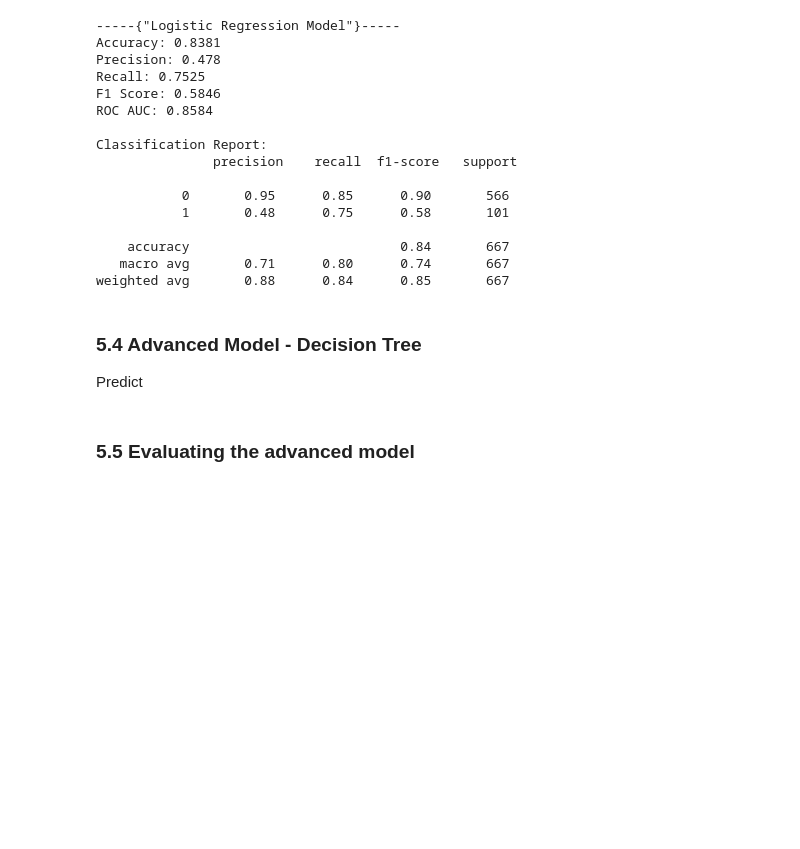
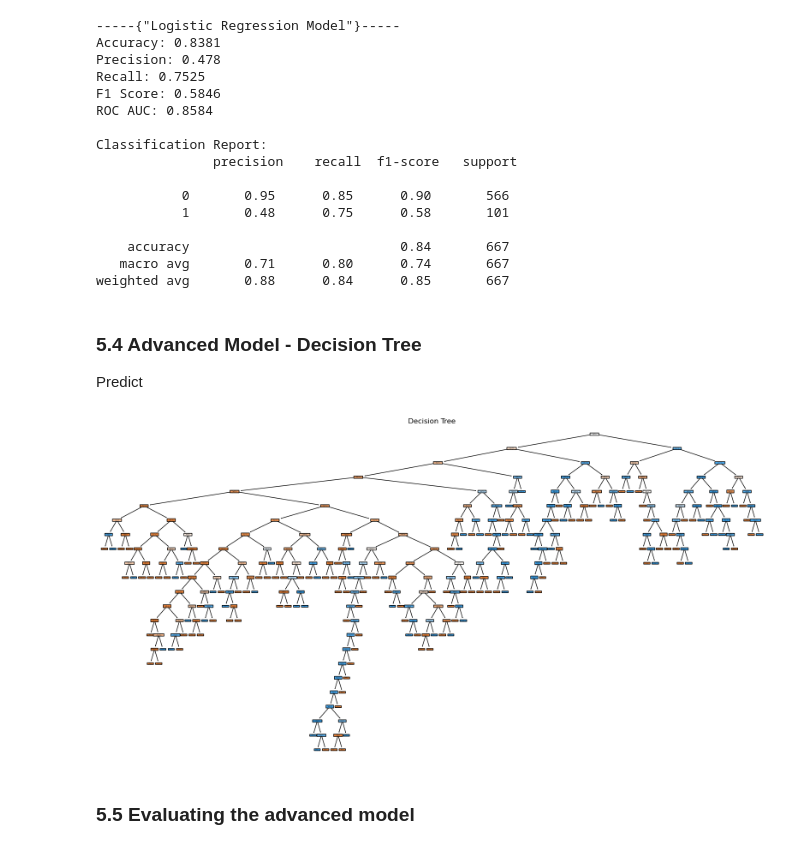
Before and after one commit to rachael-coder/Customer-Churn-Project, a Jupyter notebook: customerchurn.ipynb, the cells around one changed output. Drawn from its saved outputs; the diff is of its cells as text; code cells hidden in the pictures; blank space fills up the shorter version.

Commit message:
decision tree visualization

```diff
--- a/customerchurn.ipynb
+++ b/customerchurn.ipynb
@@ -403,6 +403,15 @@ tree_model = DecisionTreeClassifier(class_weight= 'balanced', random_state=42)
 tree_model.fit(X_train, y_train)
 y_pred_tree = tree_model.predict(X_test)
 y_proba_tree = tree_model.predict_proba(X_test)[:, 1]
+# %%
+# visualizing the decision tree
+from sklearn.tree import plot_tree
+plt.figure(figsize=(20, 10))
+plot_tree(tree_model, feature_names=X.columns, filled=True, rounded=True)
+plt.title('Decision Tree')
+plt.show()
+# %% [output]
+[figure, added]
 # %% [markdown]
 ### 5.5 Evaluating the advanced model
 # %%
```
